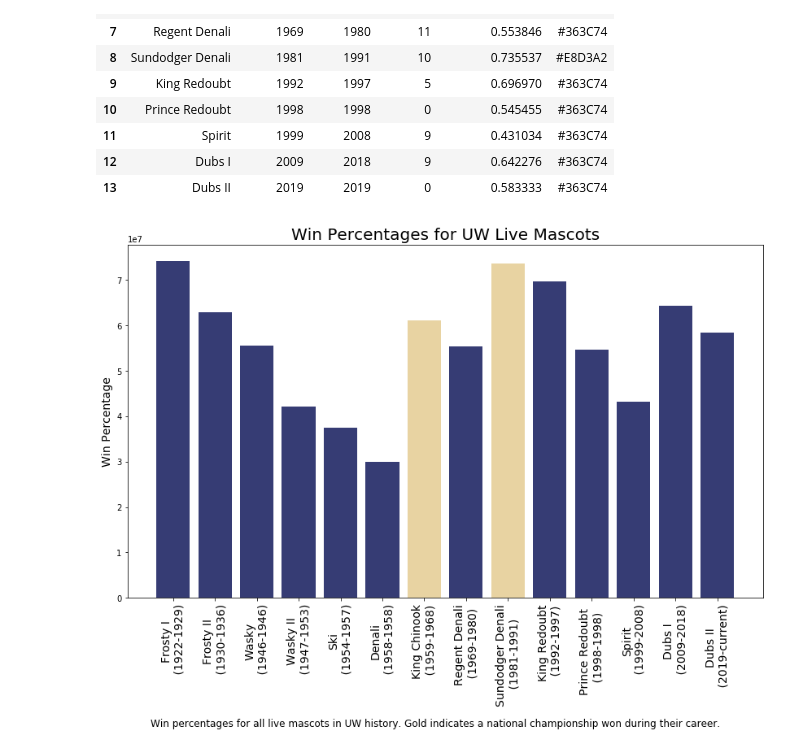
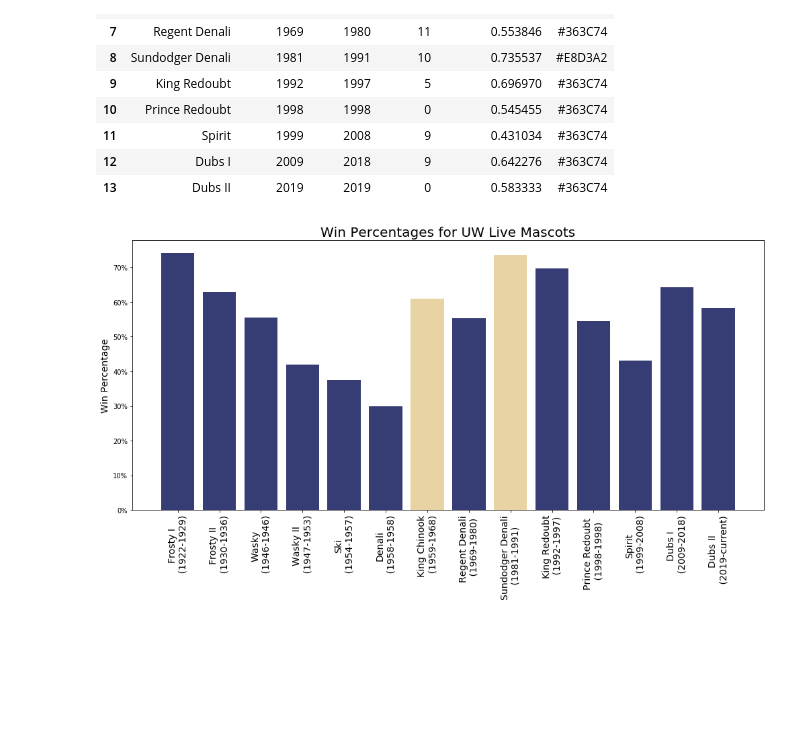
Before and after one commit to iletthedawgsout/blogposts, a Jupyter notebook: all_dogs_go_to_heaven/all_dogs_go_to_heaven.ipynb, the cells around one changed output. Drawn from its saved outputs; the diff is of its cells as text; code cells hidden in the pictures; blank space fills up the shorter version.

Commit message:
Fixes plot formatting

```diff
--- a/all_dogs_go_to_heaven/all_dogs_go_to_heaven.ipynb
+++ b/all_dogs_go_to_heaven/all_dogs_go_to_heaven.ipynb
@@ -89,15 +89,23 @@ mascot_data["labels"] = mascot_data["mascot_name"] + "\n (" + mascot_data["start
 # %%
 mascot_data["win_percentages"] = mascot_data["win_percentages"] * 100.0
 # %%
+from matplotlib import rcParams
+import matplotlib.ticker as mtick
+rcParams.update({'figure.autolayout': True})
+
 fig = plt.figure(figsize=(14,8))
+ax = fig.add_subplot(1,1,1)
 plt.bar(x=mascot_data.index, height=mascot_data.win_percentages, color=mascot_data.colors)
 plt.xticks(mascot_data.index, mascot_data.labels, fontsize=14)
 plt.title("Win Percentages for UW Live Mascots", fontsize=20)
 plt.xticks(rotation=90)
 plt.ylabel("Win Percentage", fontsize=14)
-txt = "Win percentages for all live mascots in UW history. Gold indicates a national championship won during their career."
-plt.figtext(0.5, -0.15, txt, wrap=True, horizontalalignment="center", fontsize=12)
+
+fmt = '%.f%%' # Format you want the ticks, e.g. '40%'
+yticks = mtick.FormatStrFormatter(fmt)
+ax.yaxis.set_major_formatter(yticks)
+
 plt.savefig("all_dawgs_go_to_heaven.jpg")
 plt.show()
 # %% [output]
-[figure, old version]
+[figure, new version]
```
